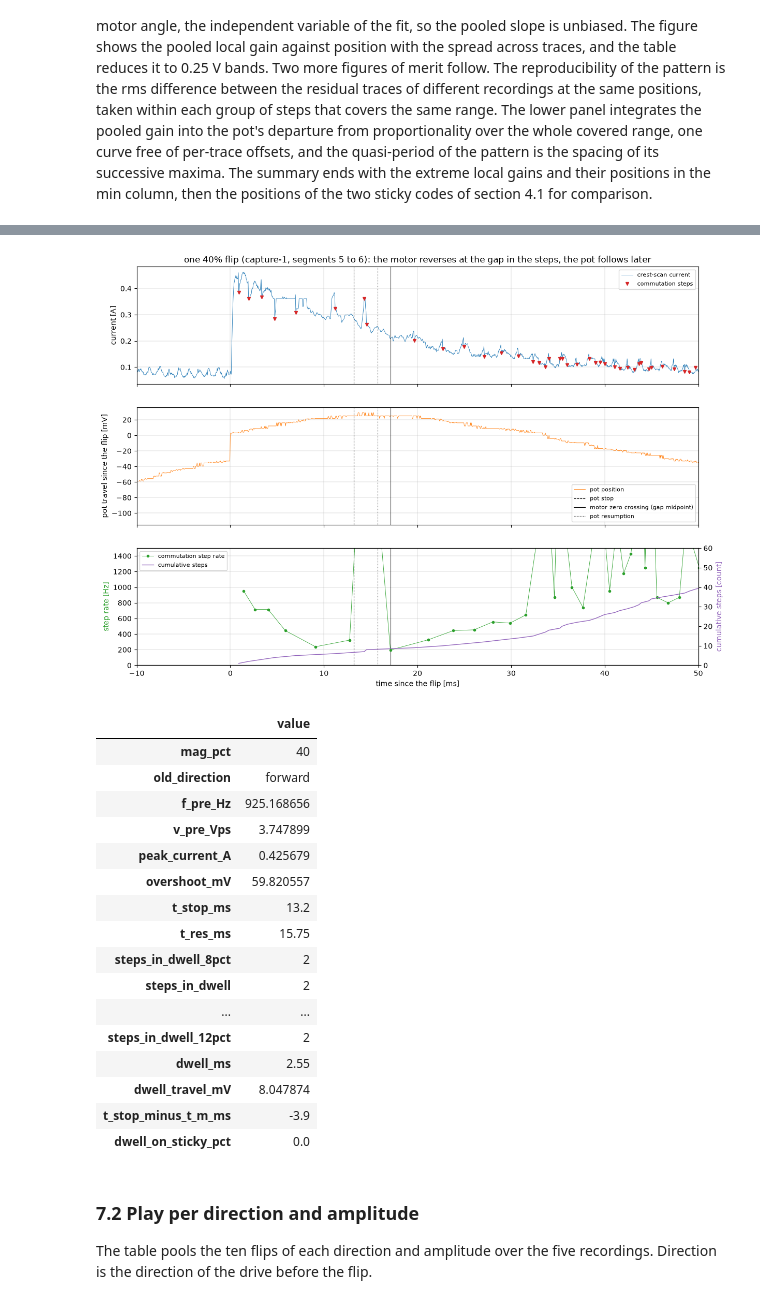
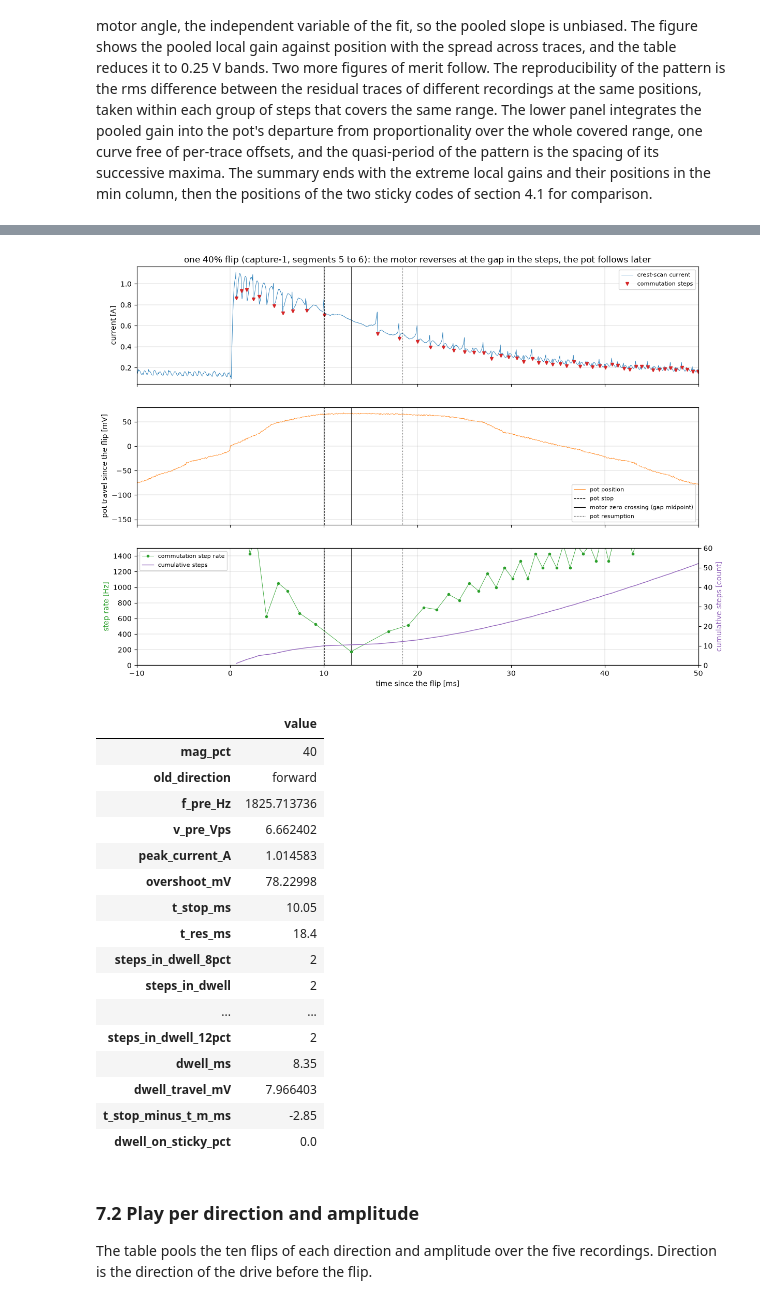
Before and after one commit to OpenServoCore/open-servo-core, a Jupyter notebook: notebooks/06-gear-train.ipynb, the cells around one changed output, grey strips where cells are left out. Saved outputs shown, nothing was run; the diff lists cells and outputs as text; code cells hidden in the pictures.

```diff
--- a/notebooks/06-gear-train.ipynb
+++ b/notebooks/06-gear-train.ipynb
@@ -456,5 +427,5 @@ comparison only and no fit below takes it as an input.
 # %%
-POT_STICKY = (1024, 3071)   # the two codes the position channel sticks on
+POT_STICKY = (1024, 3071)   # the two codes the 48 MHz position channel stuck on
 
 def code_stats(dfs, label):
     p = np.concatenate([df[df["seg"] > 0]["pos"].to_numpy() for df in dfs])
@@ -467,11 +438,18 @@ def code_stats(dfs, label):
             "samples on it [%]": vc.iloc[0] / len(p) * 100,
             "samples on 1024 or 3071 [%]": float(np.isin(p, POT_STICKY).mean()) * 100}
 
-rows = [code_stats([df for df, _ in recs.values()], f"chain 3, {cname}")
+def pos_frames(dataset, experiment):
+    # position only, for a code census that does not need the rest of a capture
+    out = []
+    for cap in dataset.captures(experiment):
+        rec, = [r for r in dataset.recordings(experiment, cap) if r.name == "sweep"]
+        out.append(rec.frame()[["seg", "pos"]])
+    return out
+
+rows = [code_stats([df for df, _ in recs.values()], f"2S, {cname}")
         for cname, recs in campaigns.items()]
-rows.append(code_stats([pd.read_csv(d / "sweep.csv.gz", usecols=["seg", "pos"])
-                        for d in by_number((TELEMETRY / "2s").glob("capture-*"))],
-                       "chain 2 duty grid, retired, comparison only"))
+for e in ("grid", "ripple"):
+    rows.append(code_stats(pos_frames(ds_usb, e), f"USB, {e}, comparison"))
 pd.DataFrame(rows).set_index("set").round(2)
 # %% [output]
 |  | samples | code span | codes used | codes never seen [%] | most common code | samples on it [%] | ... |
@@ -772,7 +749,7 @@ def demod_cycles(x, n_ref, f_ref, lp_frac=0.25):
     fref = np.interp(n, n_ref, f_ref)
     phref = 2 * np.pi * np.cumsum(fref) * DT
     z = detrend(x) * np.exp(-1j * phref)
-    sos = butter(3, max(30.0, lp_frac * fref.min()), "lowpass", fs=TICK_HZ, output="sos")
+    sos = butter(3, max(30.0, lp_frac * fref.min()), "lowpass", fs=board.tick_hz, output="sos")
     zb = sosfiltfilt(sos, z, padlen=min(1000, len(z) - 1))
     return (phref + np.unwrap(np.angle(zb))) / (2 * np.pi)
 
@@ -787,6 +764,8 @@ def motor_angle(seg, c_prior, snr_min=2.0, f_floor=250.0, prior_tol=0.3):
     ok = ((r["amp"] / r["noise"] >= snr_min) & (r["f"] >= f_floor)).to_numpy()
     bad = np.where(~ok)[0]
     r = r.iloc[bad.max() + 1:] if len(bad) else r
+    if len(r) < 2:                      # nothing in the step tracked
+        return None, None, None
     cyc = demod_cycles(x, r["n"].to_numpy(), r["f"].to_numpy())
     return cyc, int(r["n"].iloc[0]) + 100, r
 
@@ -798,9 +777,9 @@ MIN_TRAVEL_V = 0.15
 def track_step(seg, campaign, name):
     d = np.sign(seg["duty_pct"].iloc[0])
     cyc, n0, r = motor_angle(seg, C_PRIOR)
-    if n0 >= len(seg) - 200:
+    if cyc is None or n0 >= len(seg) - 200:
         return None, None
-    p = seg["pos"].to_numpy()[n0:] * CH.v_adc_per_count
+    p = seg["pos"].to_numpy()[n0:] * board.v_adc_per_count
     th = (cyc[n0:] - cyc[n0]) * d
     if p.max() - p.min() < MIN_TRAVEL_V:
         return None, None
@@ -1034,7 +1115,7 @@ name, (df, meta) = next(iter(ripple.items()))
 seg = df[df["seg"] == 3]
 cyc, n0, r = motor_angle(seg, C_PRIOR)
 t = np.arange(len(seg)) * DT * 1e3
-p = seg["pos"].to_numpy() * CH.v_adc_per_count
+p = seg["pos"].to_numpy() * board.v_adc_per_count
 
 fig, axes = plt.subplots(1, 2, figsize=(14, 4.8))
 ax = axes[0]
@@ -1352,8 +1432,8 @@ def analyze_flip(pre, post, C):
         "old_direction": "forward" if old > 0 else "reverse",
         "f_pre_Hz": f_pre,
         "v_pre_Vps": pot_speed(pre.iloc[-400:]) * old,
-        "peak_current_A": np.median(x[EDGE:60]) * CH.a_per_count,
-        "overshoot_mV": (top - p0) * CH.v_adc_per_count * 1e3,
+        "peak_current_A": np.median(x[EDGE:60]) * board.a_per_count,
+        "overshoot_mV": (top - p0) * board.v_adc_per_count * 1e3,
         "t_stop_ms": k_stop * DT * 1e3,
         "t_res_ms": k_res * DT * 1e3,
     }
@@ -1396,58 +1476,58 @@ row, events = analyze_flip(pre, post, C_STEADY)
 both = pd.concat([pre.iloc[-400:], post])
 n_pre = 400
 x = both["current_raw"].to_numpy().astype(float) - both["bias"].iloc[0]
-p = both["pos"].to_numpy() * CH.v_adc_per_count * 1e3
+p = both["pos"].to_numpy() * board.v_adc_per_count * 1e3
 t = (np.arange(len(both)) - n_pre) * DT * 1e3
 te = events * DT * 1e3
 fig, axes = plt.subplots(3, 1, figsize=(14, 10), sharex=True)
-axes[0].plot(t, x * CH.a_per_count, lw=0.6, color="tab:blue", label="crest-scan current")
-axes[0].plot(te, x[events + n_pre] * CH.a_per_count, "v", ms=4, color="tab:red", label="commutation steps")
+axes[0].plot(t, x * board.a_per_count, lw=0.6, color="tab:blue", label="crest-scan current")
+axes[0].plot(te, x[events + n_pre] * board.a_per_count, "v", ms=4, color="tab:red", label="commutation steps")
 axes[0].set_ylabel("current [A]")
 axes[0].legend(fontsize=8, loc="upper right")
 axes[1].plot(t, p - p[n_pre], lw=0.6, color="tab:orange", label="pot position")
 for key, ls, lab in [("t_stop_ms", "--", "pot stop"), ("t_m_ms", "-", "motor zero crossing (gap midpoint)"), ("t_res_ms", ":", "pot resumption")]:
     for ax in axes:
         ax.axvline(row[key], color="k", lw=0.8, ls=ls, alpha=0.7)
     axes[1].plot([], [], "k", ls=ls, lw=0.8, label=lab)
 axes[1].set_ylabel("pot travel since the flip [mV]")
 axes[1].legend(fontsize=8, loc="lower right")
 mid = (te[1:] + te[:-1]) / 2
 axes[2].plot(mid, 1e3 / np.diff(te), "o-", ms=3, lw=0.6, color="tab:green", label="commutation step rate")
 axes[2].set_ylabel("step rate [Hz]", color="tab:green")
 axes[2].set_xlabel("time since the flip [ms]")
 axes[2].set_ylim(0, 1500)
 ax2 = axes[2].twinx()
 ax2.plot(te, np.arange(1, len(te) + 1), "-", lw=1, color="tab:purple", label="cumulative steps")
 ax2.set_ylabel("cumulative steps [count]", color="tab:purple")
 ax2.set_ylim(0, 60)
 h1, l1 = axes[2].get_legend_handles_labels()
 h2, l2 = ax2.get_legend_handles_labels()
 axes[2].legend(h1 + h2, l1 + l2, fontsize=8, loc="upper left")
 axes[2].set_xlim(-10, 50)
 for ax in axes:
     ax.grid(True, lw=0.3)
 axes[0].set_title(f"one 40% flip ({name}, segments {a} to {b}): the motor reverses at the gap in the steps, the pot follows later")
 plt.show()
 
 pd.DataFrame([row]).T.rename(columns={0: "value"}).round(2)
 # %% [output]
-[figure, old version]
+[figure, new version]
 |  | value |
 | mag_pct | 40 |
 | old_direction | forward |
-| f_pre_Hz | 925.168656 |
-| v_pre_Vps | 3.747899 |
-| peak_current_A | 0.425679 |
-| overshoot_mV | 59.820557 |
-| t_stop_ms | 13.2 |
-| t_res_ms | 15.75 |
+| f_pre_Hz | 1825.713736 |
+| v_pre_Vps | 6.662402 |
+| peak_current_A | 1.014583 |
+| overshoot_mV | 78.22998 |
+| t_stop_ms | 10.05 |
+| t_res_ms | 18.4 |
 | steps_in_dwell_8pct | 2 |
 | steps_in_dwell | 2 |
 | ... | ... |
 | steps_in_dwell_12pct | 2 |
-| dwell_ms | 2.55 |
-| dwell_travel_mV | 8.047874 |
-| t_stop_minus_t_m_ms | -3.9 |
+| dwell_ms | 8.35 |
+| dwell_travel_mV | 7.966403 |
+| t_stop_minus_t_m_ms | -2.85 |
 | dwell_on_sticky_pct | 0.0 |
 # %% [markdown]
 ### 7.2 Play per direction and amplitude
```
Also changed, not shown: parts of 34 cells of this notebook, 5 other files.
